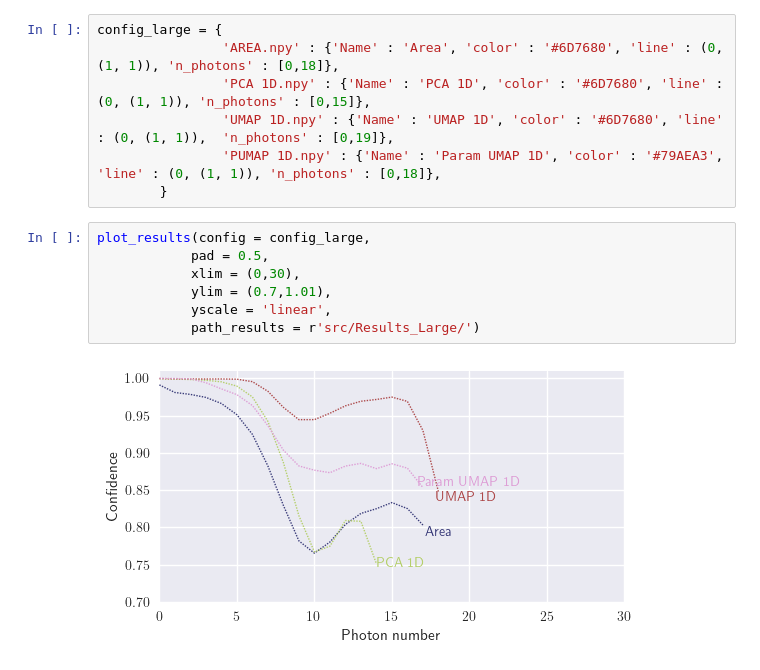
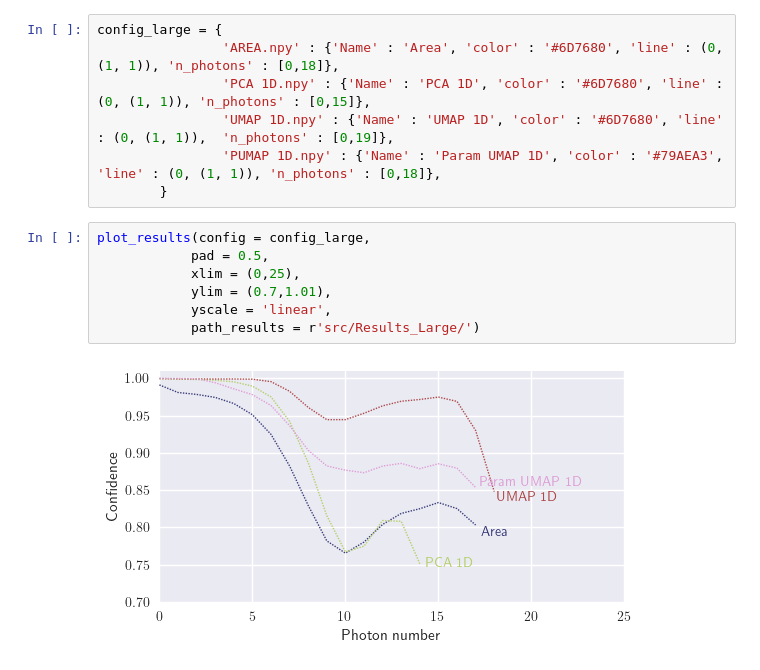
Before and after one commit to NDalbec/NIST-Meeting, a Jupyter notebook: Results.ipynb, the cells around one changed output. Cells and saved outputs as stored; diff of their text form.

```diff
--- a/Results.ipynb
+++ b/Results.ipynb
@@ -88,9 +86,9 @@ config_large = {
 # %%
 plot_results(config = config_large,
             pad = 0.5,
-            xlim = (0,30),
+            xlim = (0,25),
             ylim = (0.7,1.01),
             yscale = 'linear',
             path_results = r'src/Results_Large/')
 # %% [output]
-[figure, old version]
+[figure, new version]
```
Also changed, not shown: parts of 2 cells of this notebook, 1 other file.
